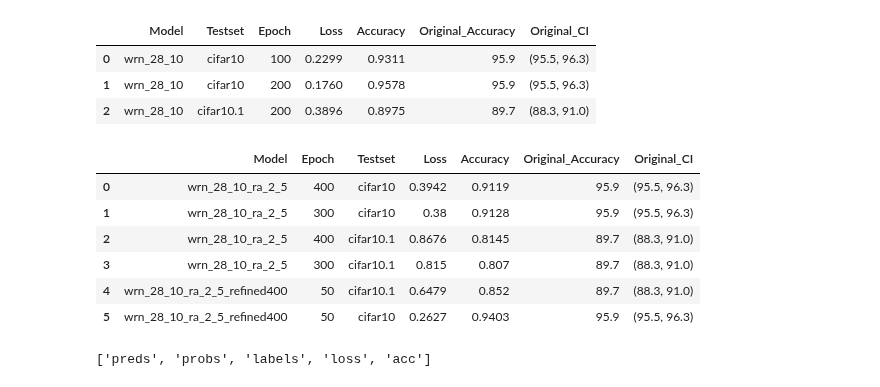
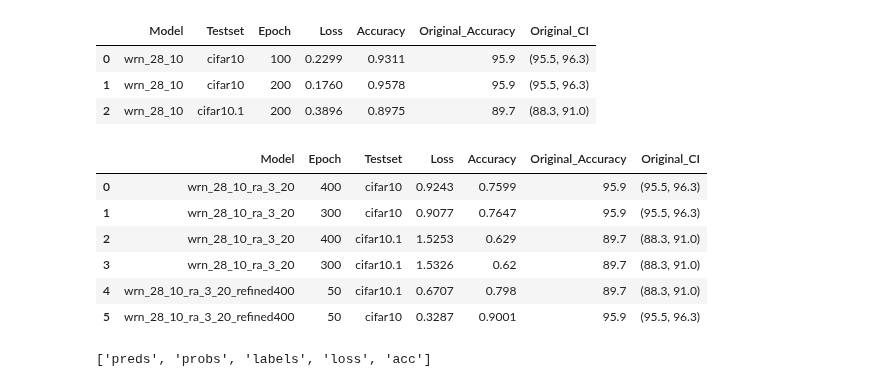
Before and after one commit to danzisar/w210-capstone, a Jupyter notebook: aws-notebooks/wrn_28_10_ra_3_20.ipynb, the cells around one changed output. Saved outputs shown, nothing was run; the diff lists cells and outputs as text; code cells hidden in the pictures.

Commit message:
wrn_28_10_ra_3_20 results

```diff
--- a/aws-notebooks/wrn_28_10_ra_3_20.ipynb
+++ b/aws-notebooks/wrn_28_10_ra_3_20.ipynb
@@ -271,32 +301,32 @@ df.head()
 | 2 | wrn_28_10 | cifar10.1 | 200 | 0.3896 | 0.8975 | 89.7 | (88.3, 91.0) |
 # %%
 import pandas as pd
-a = pd.Series(['wrn_28_10_ra_3_20', 400, 'cifar10',])
-b = pd.Series(['wrn_28_10_ra_3_20', 300, 'cifar10', ])
-c = pd.Series(['wrn_28_10_ra_3_20', 400, 'cifar10.1', ])
-d = pd.Series(['wrn_28_10_ra_3_20', 300, 'cifar10.1', ])
+a = pd.Series(['wrn_28_10_ra_3_20', 400, 'cifar10', 0.9243, 0.7599])
+b = pd.Series(['wrn_28_10_ra_3_20', 300, 'cifar10', 0.9077, 0.7647])
+c = pd.Series(['wrn_28_10_ra_3_20', 400, 'cifar10.1', 1.5253, 0.6290])
+d = pd.Series(['wrn_28_10_ra_3_20', 300, 'cifar10.1', 1.5326, 0.6200])
 
-e = pd.Series(['wrn_28_10_ra_3_20_refined400', 50, 'cifar10.1', ])
-f = pd.Series(['wrn_28_10_ra_3_20_refined400', 50, 'cifar10', ])
+e = pd.Series(['wrn_28_10_ra_3_20_refined400', 50, 'cifar10.1', 0.6707, 0.7980])
+f = pd.Series(['wrn_28_10_ra_3_20_refined400', 50, 'cifar10', 0.3287, 0.9001])
 #g = pd.Series(['resnet_basic_32_ra_2_5_refined300', 150, 'cifar10', 0.4499, 0.8795])
 #h = pd.Series(['resnet_basic_32_ra_2_5_refined300', 150, 'cifar10.1', 0.8206, 0.7710])
 
 df_results = pd.concat([a,b,c,d,e,f], axis=1).T
 df_results.columns = ['Model', 'Epoch', 'Testset', 'Loss', 'Accuracy']
 
 df_results['Original_Accuracy'] = df_results.apply((lambda row: 95.9 if row[2] == 'cifar10' else 89.7), axis=1)
 df_results['Original_CI'] = df_results.apply((lambda row: (95.5, 96.3) if row[2] == 'cifar10' else (88.3, 91.0)), axis=1)
 
-df_results.to_csv('/home/ec2-user/SageMaker/experiments/wrn_28_10_ra_2_5/results.csv')
+df_results.to_csv('/home/ec2-user/SageMaker/experiments/wrn_28_10_ra_3_20/results.csv')
 df_results
 # %% [output]
 |  | Model | Epoch | Testset | Loss | Accuracy | Original_Accuracy | Original_CI |
-| 0 | wrn_28_10_ra_2_5 | 400 | cifar10 | 0.3942 | 0.9119 | 95.9 | (95.5, 96.3) |
-| 1 | wrn_28_10_ra_2_5 | 300 | cifar10 | 0.38 | 0.9128 | 95.9 | (95.5, 96.3) |
-| 2 | wrn_28_10_ra_2_5 | 400 | cifar10.1 | 0.8676 | 0.8145 | 89.7 | (88.3, 91.0) |
-| 3 | wrn_28_10_ra_2_5 | 300 | cifar10.1 | 0.815 | 0.807 | 89.7 | (88.3, 91.0) |
-| 4 | wrn_28_10_ra_2_5_refined400 | 50 | cifar10.1 | 0.6479 | 0.852 | 89.7 | (88.3, 91.0) |
-| 5 | wrn_28_10_ra_2_5_refined400 | 50 | cifar10 | 0.2627 | 0.9403 | 95.9 | (95.5, 96.3) |
+| 0 | wrn_28_10_ra_3_20 | 400 | cifar10 | 0.9243 | 0.7599 | 95.9 | (95.5, 96.3) |
+| 1 | wrn_28_10_ra_3_20 | 300 | cifar10 | 0.9077 | 0.7647 | 95.9 | (95.5, 96.3) |
+| 2 | wrn_28_10_ra_3_20 | 400 | cifar10.1 | 1.5253 | 0.629 | 89.7 | (88.3, 91.0) |
+| 3 | wrn_28_10_ra_3_20 | 300 | cifar10.1 | 1.5326 | 0.62 | 89.7 | (88.3, 91.0) |
+| 4 | wrn_28_10_ra_3_20_refined400 | 50 | cifar10.1 | 0.6707 | 0.798 | 89.7 | (88.3, 91.0) |
+| 5 | wrn_28_10_ra_3_20_refined400 | 50 | cifar10 | 0.3287 | 0.9001 | 95.9 | (95.5, 96.3) |
 # %%
 # Peak inside the output file for predictions
 import numpy as np
```
Also changed, not shown: parts of 11 cells of this notebook, 5 other files.
